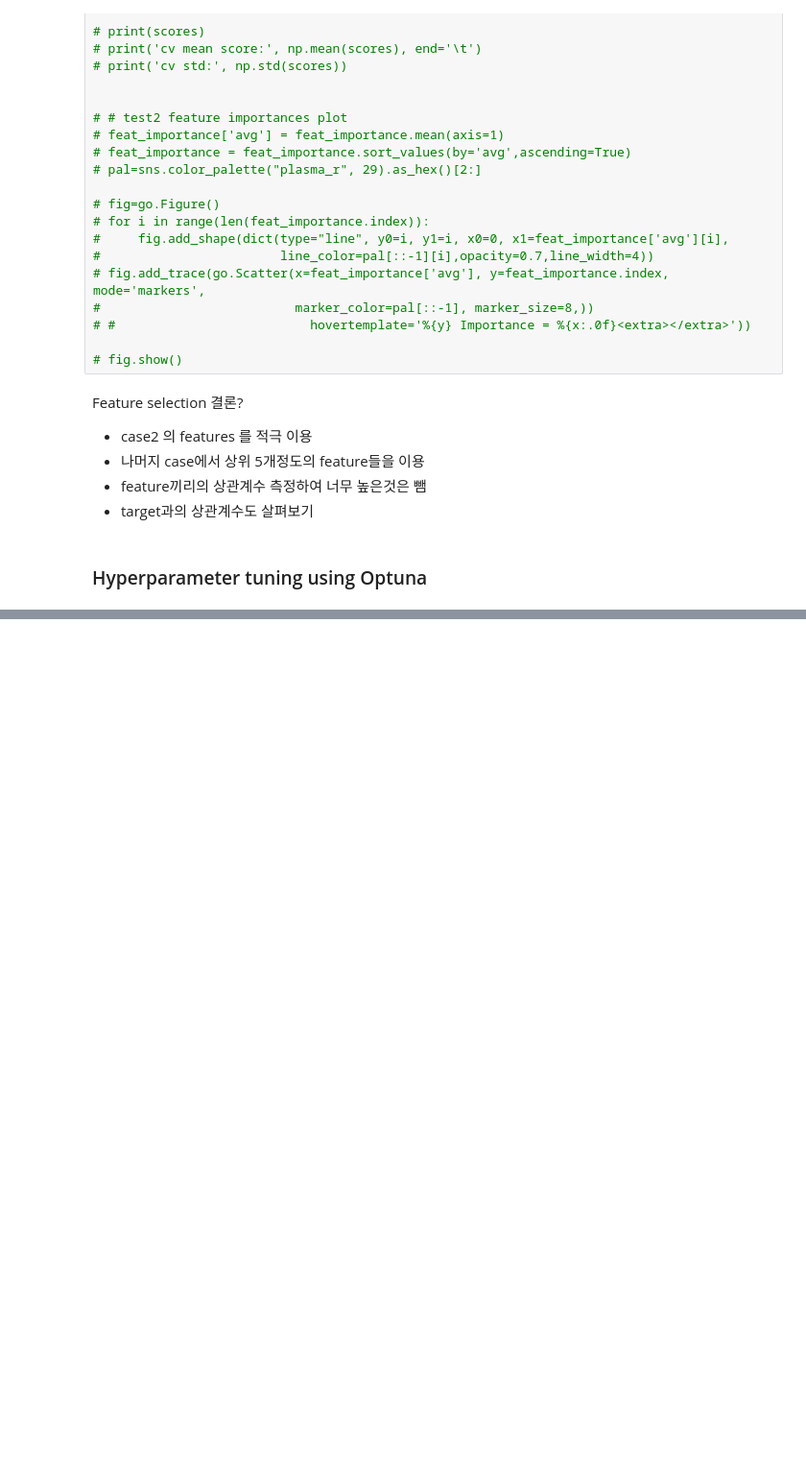
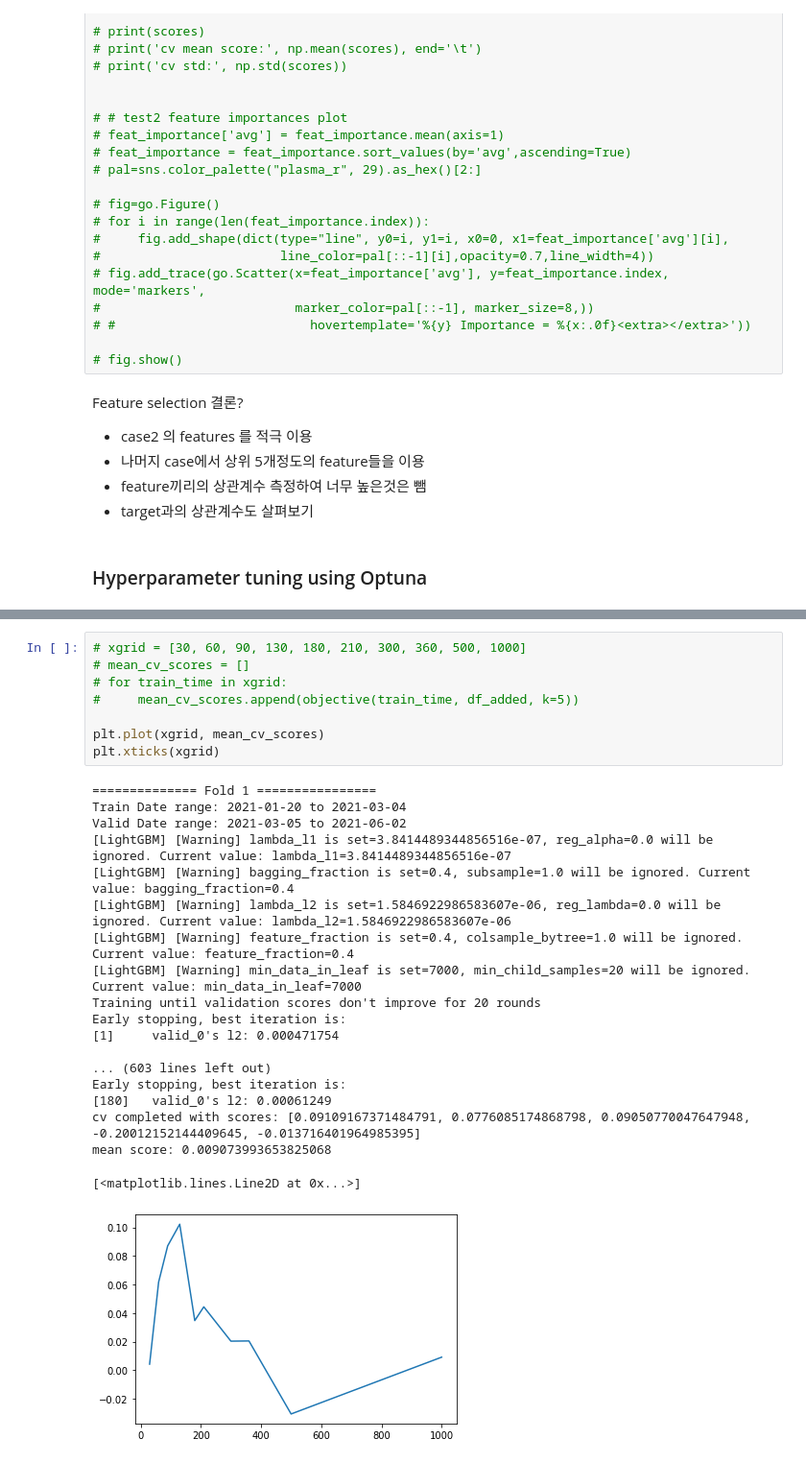
Before and after one commit to hoeen/kaggle, a Jupyter notebook: JPX-prediction/jpx-lgbm-tunehp.ipynb, the cells around one changed output, grey strips where cells are left out. Shown at 96% size. Cells and saved outputs as stored; diff of their text form; blank space fills up the shorter version.

```diff
--- a/JPX-prediction/jpx-lgbm-tunehp.ipynb
+++ b/JPX-prediction/jpx-lgbm-tunehp.ipynb
@@ -799,0 +931,28 @@ study.trials_dataframe().sort_values('value', ascending=False).drop(
+# %%
+# xgrid = [30, 60, 90, 130, 180, 210, 300, 360, 500, 1000]
+# mean_cv_scores = []
+# for train_time in xgrid:
+#     mean_cv_scores.append(objective(train_time, df_added, k=5))
+
+plt.plot(xgrid, mean_cv_scores)
+plt.xticks(xgrid)
+# %% [output]
+============== Fold 1 ================
+Train Date range: 2021-01-20 to 2021-03-04
+Valid Date range: 2021-03-05 to 2021-06-02
+[LightGBM] [Warning] lambda_l1 is set=3.8414489344856516e-07, reg_alpha=0.0 will be ignored. Current value: lambda_l1=3.8414489344856516e-07
+[LightGBM] [Warning] bagging_fraction is set=0.4, subsample=1.0 will be ignored. Current value: bagging_fraction=0.4
+[LightGBM] [Warning] lambda_l2 is set=1.5846922986583607e-06, reg_lambda=0.0 will be ignored. Current value: lambda_l2=1.5846922986583607e-06
+[LightGBM] [Warning] feature_fraction is set=0.4, colsample_bytree=1.0 will be ignored. Current value: feature_fraction=0.4
+[LightGBM] [Warning] min_data_in_leaf is set=7000, min_child_samples=20 will be ignored. Current value: min_data_in_leaf=7000
+Training until validation scores don't improve for 20 rounds
+Early stopping, best iteration is:
+[1]     valid_0's l2: 0.000471754
+
+... (603 lines left out)
+Early stopping, best iteration is:
+[180]   valid_0's l2: 0.00061249
+cv completed with scores: [0.09109167371484791, 0.0776085174868798, 0.09050770047647948, -0.20012152144409645, -0.013716401964985395]
+mean score: 0.009073993653825068
+[<matplotlib.lines.Line2D at 0x...>]
+[figure, added]
```
Also changed, not shown: parts of 23 cells of this notebook.
